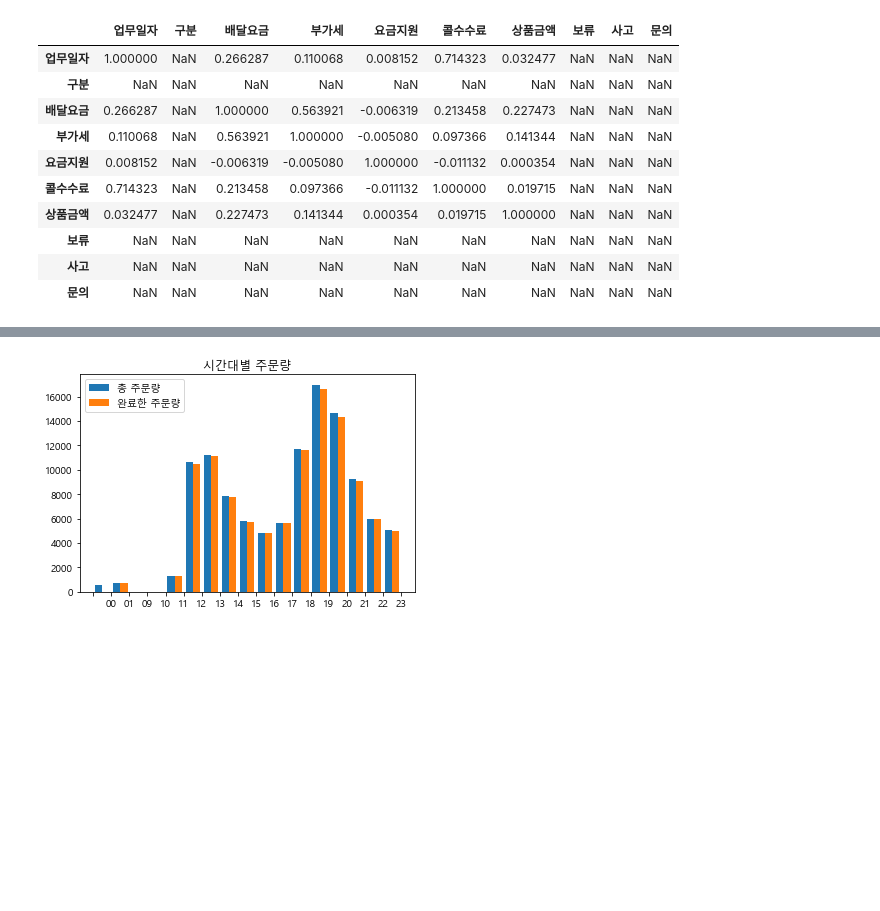
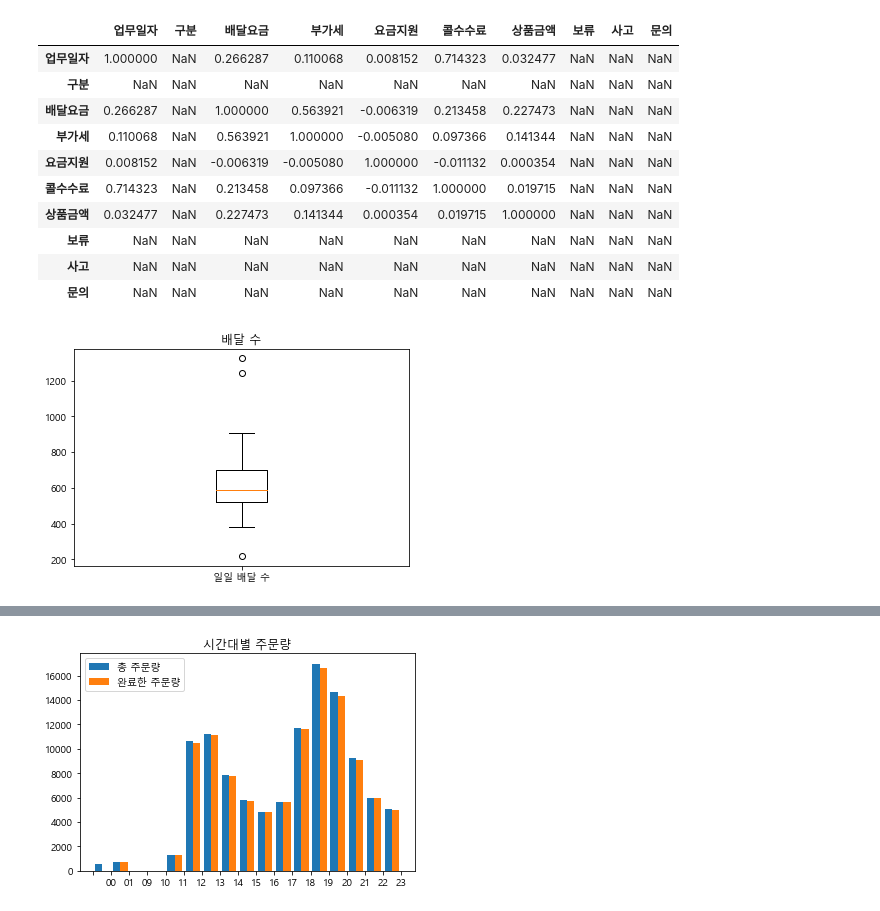
Before and after one commit to ethan528/BBS_Optimal_Position, a Jupyter notebook: EDA.ipynb, the cells around one changed output, grey strips where cells are left out. Saved outputs shown, nothing was run; the diff lists cells and outputs as text; code cells hidden in the pictures; blank space fills up the shorter version.

```diff
--- a/EDA.ipynb
+++ b/EDA.ipynb
@@ -81,3 +81,19 @@ df1.corr()
 | 보류 | NaN | NaN | NaN | NaN | NaN | NaN | NaN | NaN | NaN | NaN |
 | 사고 | NaN | NaN | NaN | NaN | NaN | NaN | NaN | NaN | NaN | NaN |
 | 문의 | NaN | NaN | NaN | NaN | NaN | NaN | NaN | NaN | NaN | NaN |
+# %%
+import matplotlib.pyplot as plt
+from matplotlib import font_manager, rc
+f_path = "c:/Windows/Fonts/malgun.ttf"
+font_name = font_manager.FontProperties(fname=f_path).get_name()
+rc('font', family=font_name)
+
+date =[str(i) for i in df1['업무일자'].unique()]
+delivery_day = [i for i in df1.groupby('업무일자')['콜 번호'].count()]
+
+plt.boxplot(delivery_day)
+plt.title('배달 수')
+plt.xticks([1], ['일일 배달 수'])
+plt.show()
+# %% [output]
+[figure, added]
```
Also changed, not shown: parts of 5 cells of this notebook.
